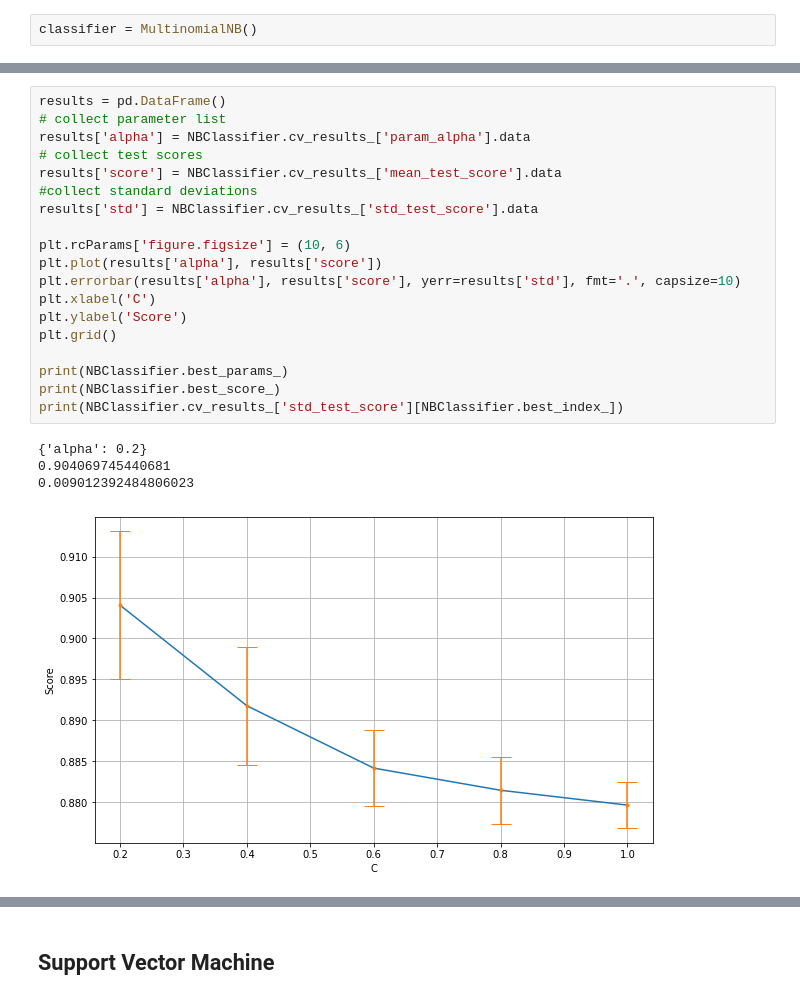
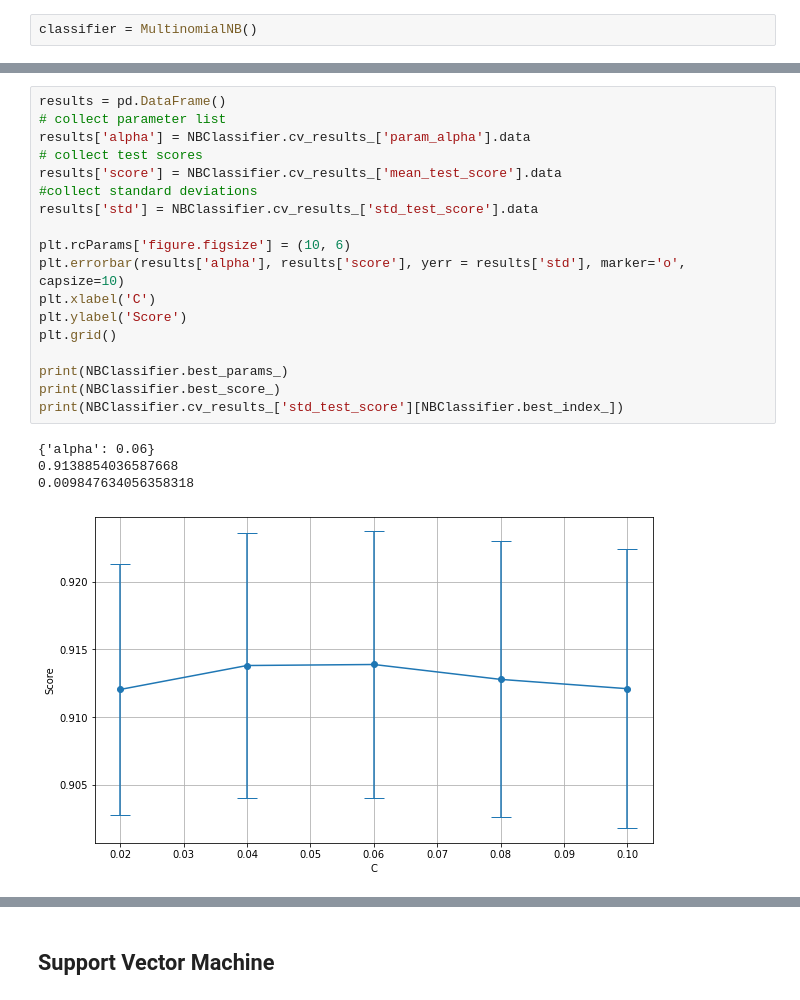
Before and after one commit to bachhvu/Amazon-NLP, a Jupyter notebook: Model Development.ipynb, the cells around one changed output, grey strips where cells are left out. Drawn from its saved outputs; the diff is of its cells as text.

```diff
--- a/Model Development.ipynb
+++ b/Model Development.ipynb
@@ -310,27 +304,26 @@ Done training in 224.1195728778839 seconds.
 # %%
 results = pd.DataFrame()
 # collect parameter list
 results['alpha'] = NBClassifier.cv_results_['param_alpha'].data
 # collect test scores
 results['score'] = NBClassifier.cv_results_['mean_test_score'].data
 #collect standard deviations
 results['std'] = NBClassifier.cv_results_['std_test_score'].data
 
 plt.rcParams['figure.figsize'] = (10, 6)
-plt.plot(results['alpha'], results['score'])
-plt.errorbar(results['alpha'], results['score'], yerr=results['std'], fmt='.', capsize=10)
+plt.errorbar(results['alpha'], results['score'], yerr = results['std'], marker='o', capsize=10)
 plt.xlabel('C')
 plt.ylabel('Score')
 plt.grid()
 
 print(NBClassifier.best_params_)
 print(NBClassifier.best_score_)
 print(NBClassifier.cv_results_['std_test_score'][NBClassifier.best_index_])
 # %% [output]
-{'alpha': 0.2}
-0.904069745440681
-0.009012392484806023
+{'alpha': 0.06}
+0.9138854036587668
+0.009847634056358318
-[figure, old version]
+[figure, new version]
 # %%
 base_preds = NBClassifier.predict(x_test)
 labels = df['rating_class'].unique()
```
Also changed, not shown: parts of 13 cells of this notebook.
